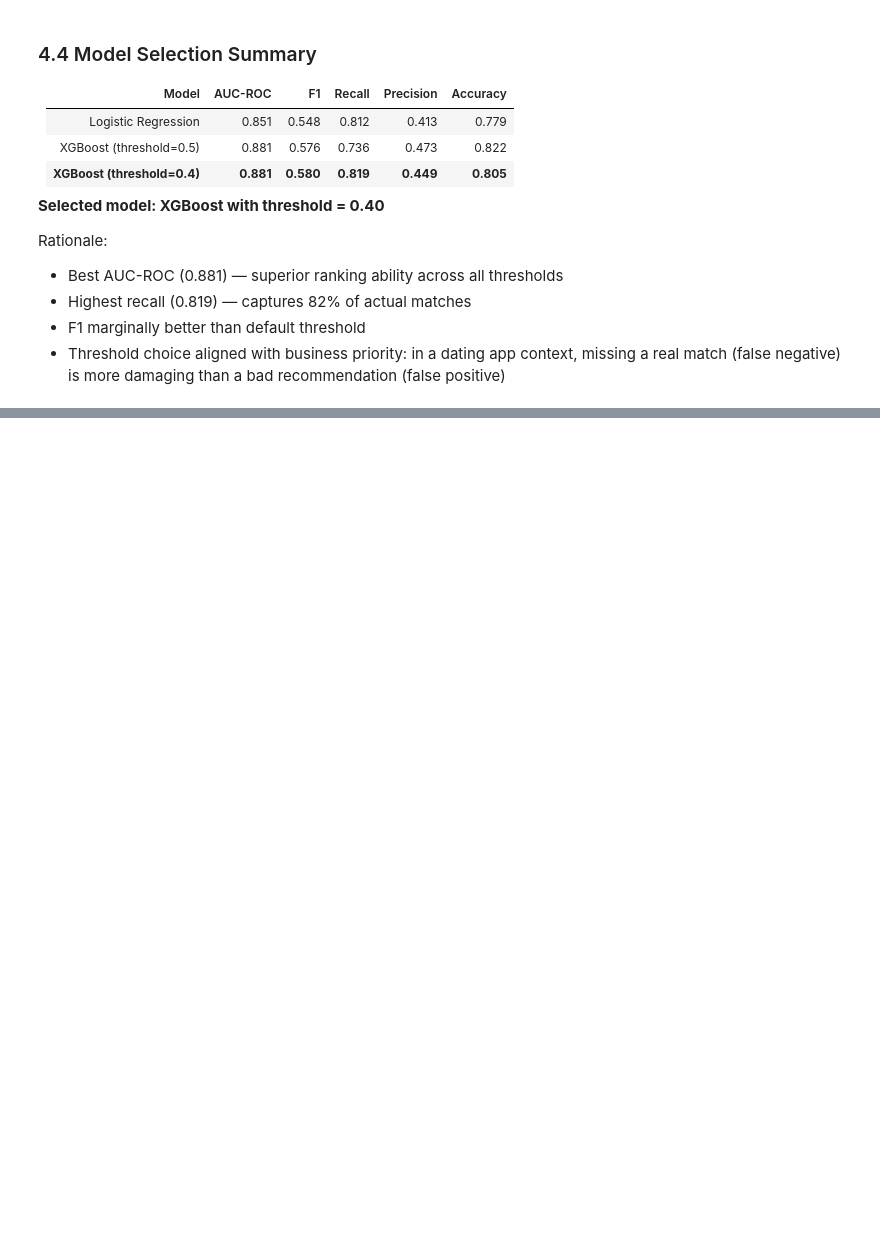
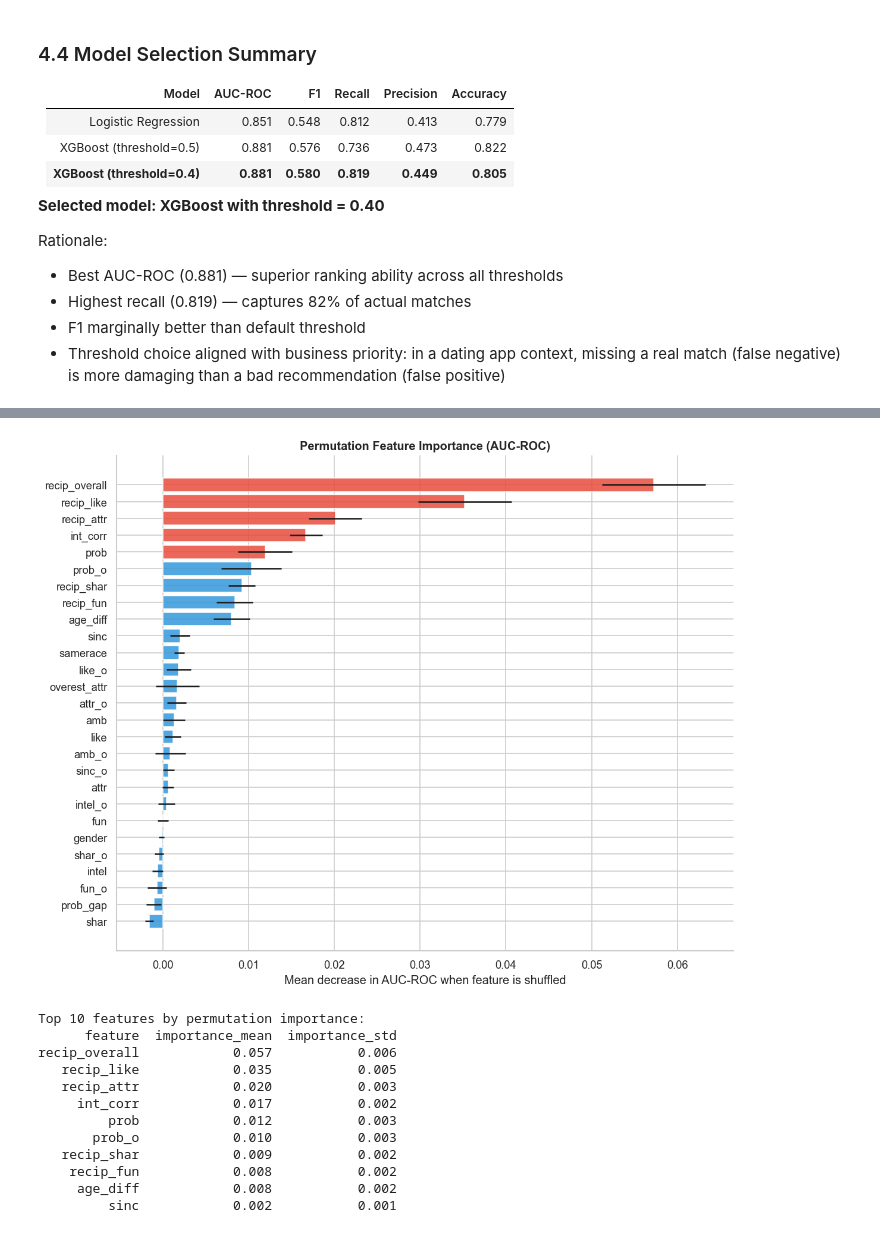
Before and after one commit to ArvindB75/speed-dating-match-prediction, a Jupyter notebook: notebooks/speed_dating_analysis.ipynb, the cells around one changed output, grey strips where cells are left out. Cells and saved outputs as stored; diff of their text form; code cells hidden in the pictures; blank space fills up the shorter version.

```diff
--- a/notebooks/speed_dating_analysis.ipynb
+++ b/notebooks/speed_dating_analysis.ipynb
@@ -1366,0 +1415,47 @@ Rationale:
+# %%
+# ── 5.2 Feature Impact Analysis ──────────────────────────────────────────────
+
+from sklearn.inspection import permutation_importance
+
+# Permutation importance on test set
+perm = permutation_importance(
+    xgb, X_test, y_test,
+    n_repeats=10,
+    random_state=42,
+    scoring='roc_auc'
+)
+
+perm_df = pd.DataFrame({
+    'feature': final_features,
+    'importance_mean': perm.importances_mean,
+    'importance_std': perm.importances_std
+}).sort_values('importance_mean', ascending=False)
+
+# Plot
+fig, ax = plt.subplots(figsize=(10, 8))
+colors = ['#e74c3c' if i < 5 else '#3498db' for i in range(len(perm_df))]
+ax.barh(perm_df['feature'][::-1], perm_df['importance_mean'][::-1],
+        xerr=perm_df['importance_std'][::-1],
+        color=colors[::-1], alpha=0.85)
+ax.set_title('Permutation Feature Importance (AUC-ROC)', fontweight='bold')
+ax.set_xlabel('Mean decrease in AUC-ROC when feature is shuffled')
+plt.tight_layout()
+plt.savefig('../outputs/permutation_importance.png', dpi=120, bbox_inches='tight')
+plt.show()
+
+print("Top 10 features by permutation importance:")
+print(perm_df.head(10).to_string(index=False))
+# %% [output]
+[figure, added]
+Top 10 features by permutation importance:
+      feature  importance_mean  importance_std
+recip_overall            0.057           0.006
+   recip_like            0.035           0.005
+   recip_attr            0.020           0.003
+     int_corr            0.017           0.002
+         prob            0.012           0.003
+       prob_o            0.010           0.003
+   recip_shar            0.009           0.002
+    recip_fun            0.008           0.002
+     age_diff            0.008           0.002
+         sinc            0.002           0.001
```
Also changed, not shown: parts of 3 cells of this notebook, 2 other files.
